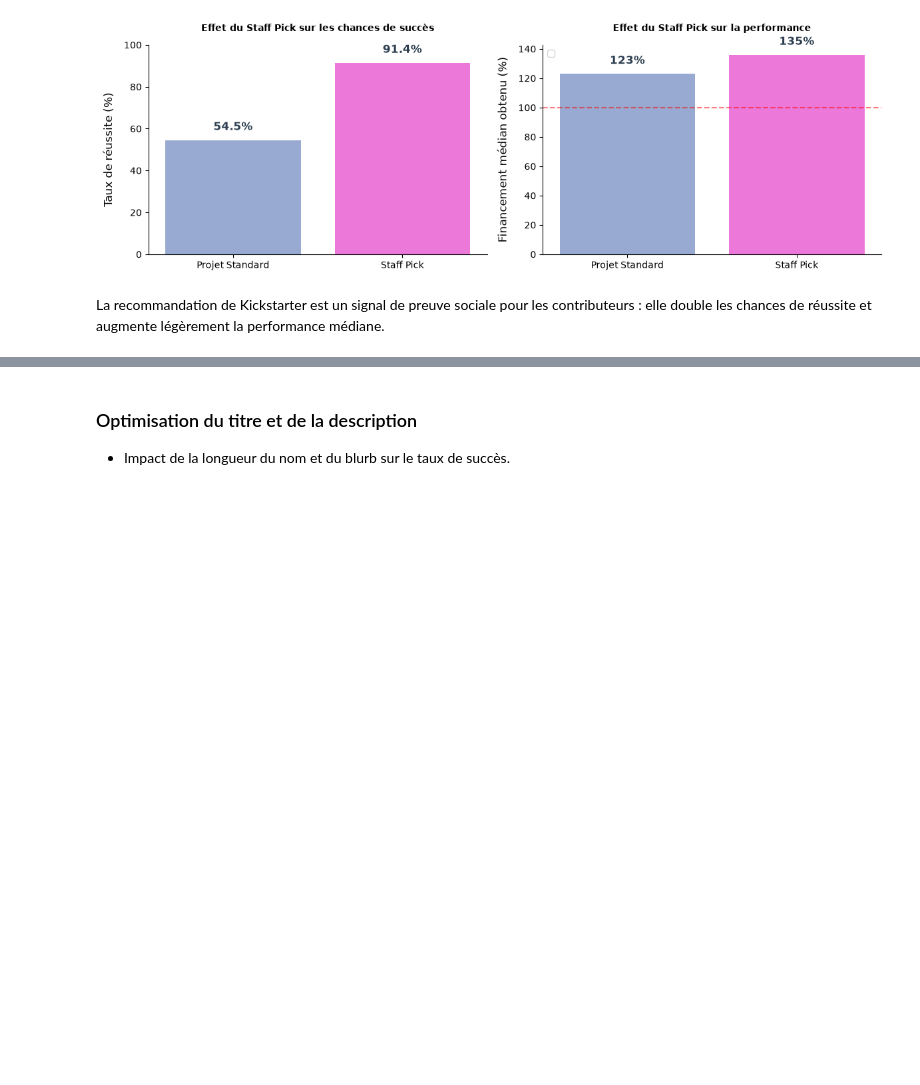
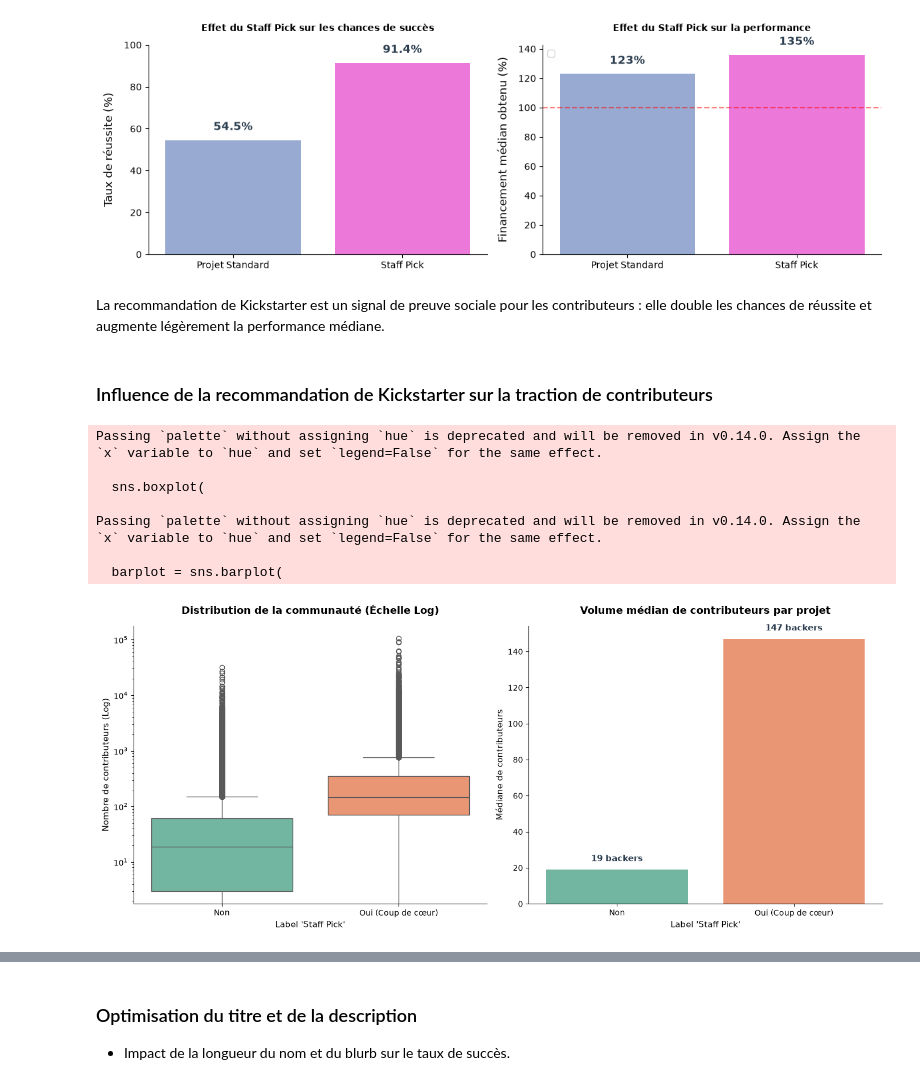
Before and after one commit to lbrdmariama/memoire-2026, a Jupyter notebook: code/analyse-exploratoire.ipynb, the cells around one changed output, grey strips where cells are left out. Saved outputs shown, nothing was run; the diff lists cells and outputs as text; code cells hidden in the pictures; blank space fills up the shorter version.

```diff
--- a/code/analyse-exploratoire.ipynb
+++ b/code/analyse-exploratoire.ipynb
@@ -1656,3 +1683,57 @@ Passing `palette` without assigning `hue` is deprecated and will be removed in v
 [figure]
 # %% [markdown]
 La recommandation de Kickstarter est un signal de preuve sociale pour les contributeurs : elle double les chances de réussite et augmente légèrement la performance médiane.
+# %% [markdown]
+### Influence de la recommandation de Kickstarter sur la traction de contributeurs
+# %%
+df_completed['staff_pick_label'] = df_completed['staff_pick'].map({True: 'Oui (Coup de cœur)', False: 'Non'})
+
+
+fig, (ax1, ax2) = plt.subplots(1, 2, figsize=(14, 6))
+
+# --- Graphique 1 : Boxplot (Distribution au format Logarithmique) ---
+sns.boxplot(
+    data=df_completed,
+    x='staff_pick_label',
+    y='backers_count',
+    palette='Set2',
+    ax=ax1
+)
+ax1.set_yscale('log') # Astuce cruciale pour écraser les valeurs extrêmes
+ax1.set_title("Distribution de la communauté (Échelle Log)", fontsize=13, fontweight='bold', pad=15)
+ax1.set_xlabel("Label 'Staff Pick'", fontsize=11)
+ax1.set_ylabel("Nombre de contributeurs (Log)", fontsize=11)
+
+# --- Graphique 2 : Barplot (Comparaison des Médianes) ---
+median_backers = df_completed.groupby('staff_pick_label', observed=True)['backers_count'].median().reset_index()
+
+barplot = sns.barplot(
+    data=median_backers,
+    x='staff_pick_label',
+    y='backers_count',
+    palette='Set2',
+    ax=ax2
+)
+ax2.set_title("Volume médian de contributeurs par projet", fontsize=13, fontweight='bold', pad=15)
+ax2.set_xlabel("Label 'Staff Pick'", fontsize=11)
+ax2.set_ylabel("Médiane de contributeurs", fontsize=11)
+
+# Ajout des valeurs exactes sur le barplot
+for p in ax2.patches:
+    ax2.annotate(f"{int(p.get_height())} backers",
+                 (p.get_x() + p.get_width() / 2., p.get_height()),
+                 ha='center', va='bottom', xytext=(0, 8), textcoords='offset points',
+                 fontsize=11, fontweight='bold', color='#2c3e50')
+
+sns.despine()
+plt.tight_layout()
+plt.show()
+# %% [output]
+Passing `palette` without assigning `hue` is deprecated and will be removed in v0.14.0. Assign the `x` variable to `hue` and set `legend=False` for the same effect.
+
+  sns.boxplot(
+
+Passing `palette` without assigning `hue` is deprecated and will be removed in v0.14.0. Assign the `x` variable to `hue` and set `legend=False` for the same effect.
+
+  barplot = sns.barplot(
+[figure, added]
```
Also changed, not shown: parts of 7 cells of this notebook, 1 other file.
